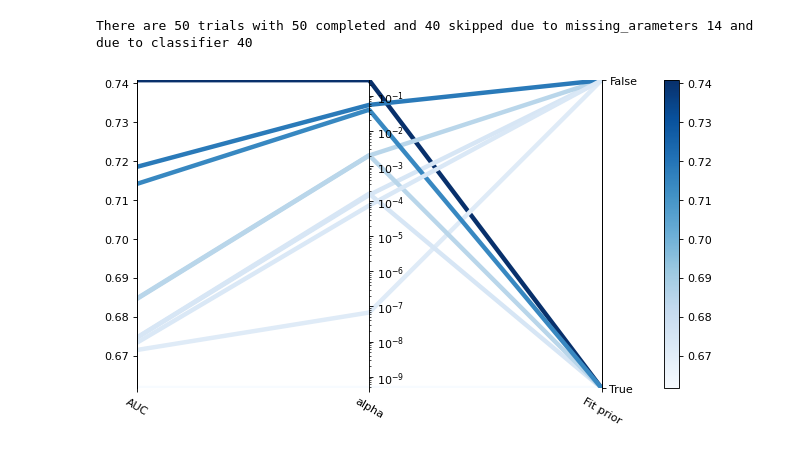
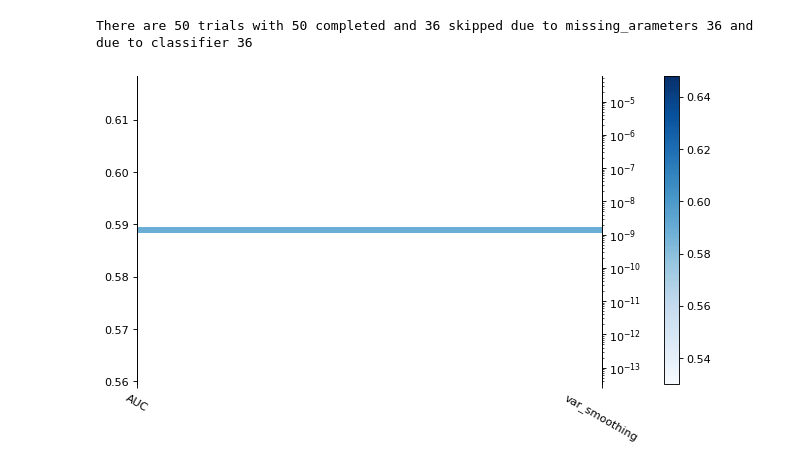
Before and after one commit to AndressaStefany/severityPrediction, a Jupyter notebook: src/visualize_baseline_results.ipynb, the cells around one changed output. Cells and saved outputs as stored; diff of their text form; code cells hidden in the pictures.

Commit message:
bug: check on optuna dashboard before using: pb for gaussiannb

```diff
--- a/src/visualize_baseline_results.ipynb
+++ b/src/visualize_baseline_results.ipynb
@@ -297,34 +297,34 @@ def _get_parallel_coordinate_plot(
         # axcb.set_label(target_name)
     plt.xticks(range(len(var_names)), var_names, rotation=330)
 
     for i, dim in enumerate(info.dims_params):
         if mapping is not None and dim.label not in mapping:
             continue
         ax2 = ax.twinx()
         if dim.is_log:
             ax2.set_ylim(np.power(10, dim.range[0]), np.power(10, dim.range[1]))
             ax2.set_yscale("log")
         else:
             ax2.set_ylim(dim.range[0], dim.range[1])
         ax2.spines["top"].set_visible(False)
         ax2.spines["bottom"].set_visible(False)
         ax2.xaxis.set_visible(False)
         ax2.spines["right"].set_position(("axes", (i + 1) / len(info.dims_params)))
         if dim.is_cat:
             ax2.set_yticks(dim.tickvals)
             ax2.set_yticklabels(dim.ticktext)
 
     ax.add_collection(lc)
     return ax
 mapping = {'algorithm':'Algorithm','leaf_size':'Leaf size','n_neighbors':'Number of neighbors','p':'p','weights':'Weight'}
 mapping = {'C':'C (regularization)','class_weight':'Class weight','coef0':'coef0','decision_function_shape':'Decision fn shape','degree':'Degree', 'kernel': 'Kernel', 'max_iter': 'Max. iterations', 'shrinking':'Shrinking','tol':'Tolerance'}
 mapping = {'alpha':'alpha','binarize':'Binarize','fit_prior':'Fit prior','classifier_name':'Classifier name'}
 mapping = {'alpha':'alpha','classifier_name':'Classifier name','fit_prior':'Fit prior', 'norm':"Normalization"}
 mapping = {'classifier_name':'Classifier name','var_smoothing':'Variable smoothing'}
-mapping = {'alpha':'alpha','fit_prior':'Fit prior','Objective Value': 'AUC'}
+mapping = {'var_smoothing':'var_smoothing','Objective Value': 'AUC'}
 
 params = [k for k in mapping if k != "Objective Value"]
-fig = plot_parallel_coordinate(study,params,mapping=mapping,cmap="Blues",linewidths=4, figsize=(10,5),dpi=80, filter_classifier_name="BernoulliNB")
+fig = plot_parallel_coordinate(study,params,mapping=mapping,cmap="Blues",linewidths=4, figsize=(10,5),dpi=80, filter_classifier_name="GaussianNB")
 # %% [output]
-There are 50 trials with 50 completed and 40 skipped due to missing_arameters 14 and due to classifier 40
+There are 50 trials with 50 completed and 36 skipped due to missing_arameters 36 and due to classifier 36
-[figure, old version]
+[figure, new version]
```
